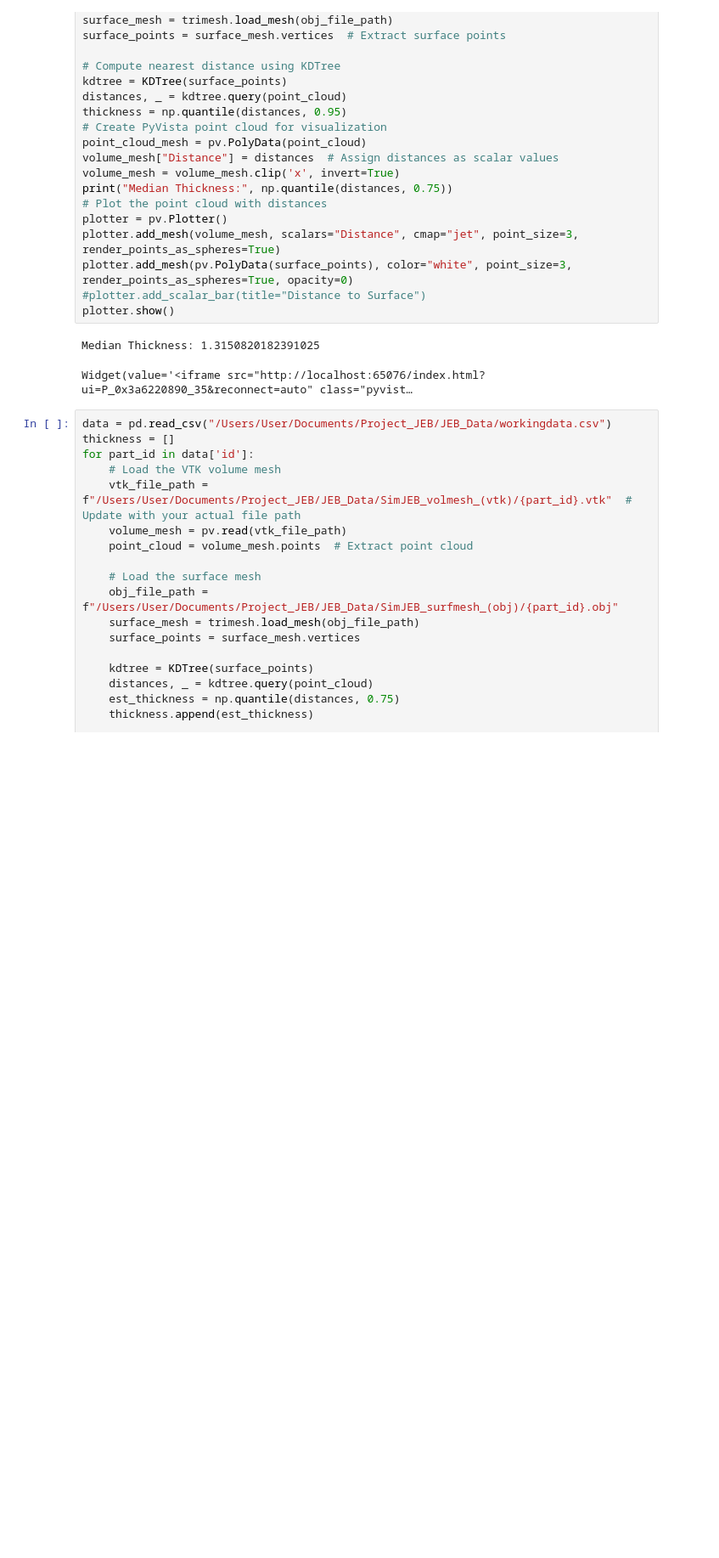
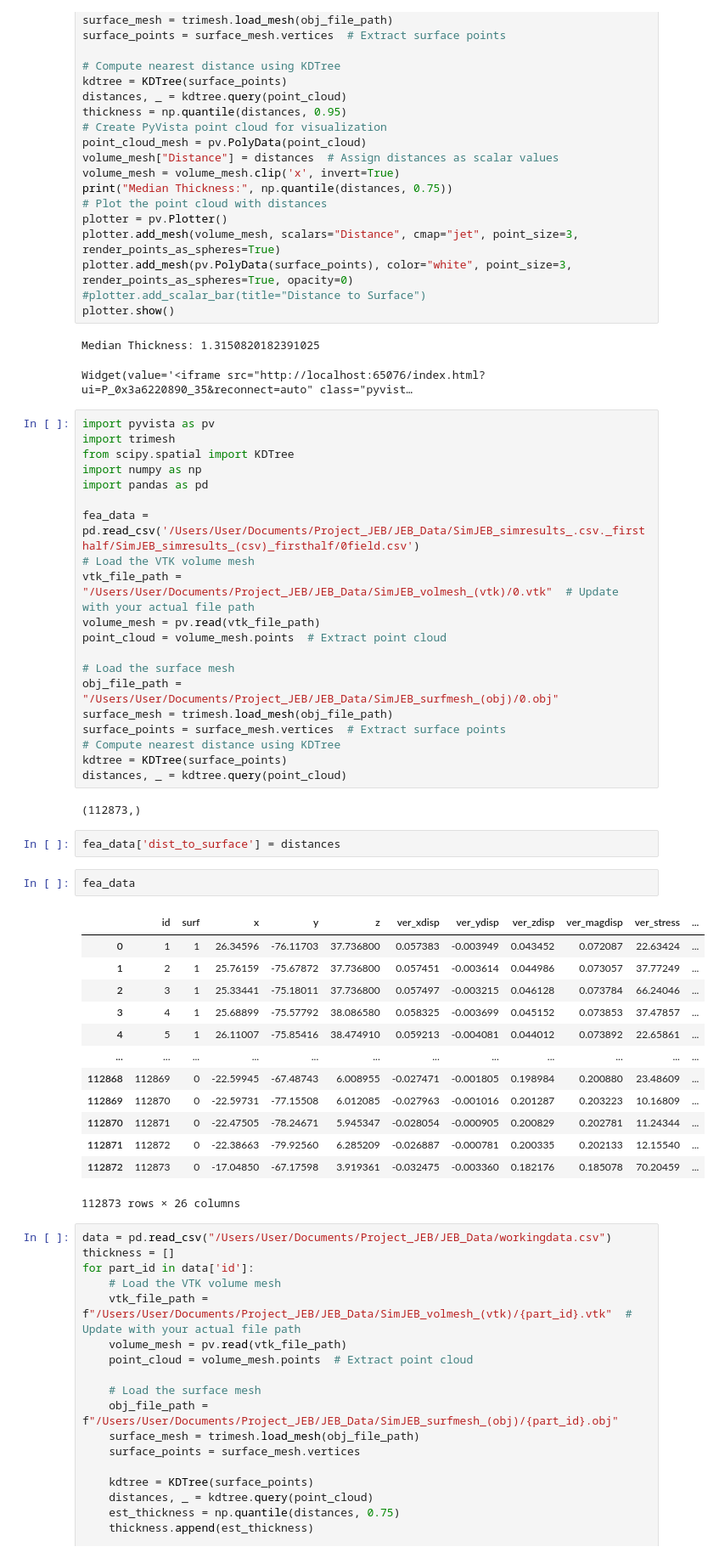
Before and after one commit to mishramlan/JEB-structural-simulation, a Jupyter notebook: Notebooks/Data_Analysis/surface_analysis.ipynb, the cells around one changed output. Shown: that part at 85% size. Drawn from its saved outputs; the diff is of its cells as text; blank space fills up the shorter version.

```diff
--- a/Notebooks/Data_Analysis/surface_analysis.ipynb
+++ b/Notebooks/Data_Analysis/surface_analysis.ipynb
@@ -249,6 +249,46 @@ plotter.show()
 # %% [output]
 Median Thickness: 1.3150820182391025
 Widget(value='<iframe src="http://localhost:65076/index.html?ui=P_0x3a6220890_35&reconnect=auto" class="pyvist…
+# %%
+import pyvista as pv
+import trimesh
+from scipy.spatial import KDTree
+import numpy as np
+import pandas as pd
+
+fea_data = pd.read_csv('/Users/User/Documents/Project_JEB/JEB_Data/SimJEB_simresults_.csv._firsthalf/SimJEB_simresults_(csv)_firsthalf/0field.csv')
+# Load the VTK volume mesh
+vtk_file_path = "/Users/User/Documents/Project_JEB/JEB_Data/SimJEB_volmesh_(vtk)/0.vtk"  # Update with your actual file path
+volume_mesh = pv.read(vtk_file_path)
+point_cloud = volume_mesh.points  # Extract point cloud
+
+# Load the surface mesh
+obj_file_path = "/Users/User/Documents/Project_JEB/JEB_Data/SimJEB_surfmesh_(obj)/0.obj"
+surface_mesh = trimesh.load_mesh(obj_file_path)
+surface_points = surface_mesh.vertices  # Extract surface points
+# Compute nearest distance using KDTree
+kdtree = KDTree(surface_points)
+distances, _ = kdtree.query(point_cloud)
+# %% [output]
+(112873,)
+# %%
+fea_data['dist_to_surface'] = distances
+# %%
+fea_data
+# %% [output]
+|  | id | surf | x | y | z | ver_xdisp | ver_ydisp | ver_zdisp | ver_magdisp | ver_stress | ... |
+| 0 | 1 | 1 | 26.34596 | -76.11703 | 37.736800 | 0.057383 | -0.003949 | 0.043452 | 0.072087 | 22.63424 | ... |
+| 1 | 2 | 1 | 25.76159 | -75.67872 | 37.736800 | 0.057451 | -0.003614 | 0.044986 | 0.073057 | 37.77249 | ... |
+| 2 | 3 | 1 | 25.33441 | -75.18011 | 37.736800 | 0.057497 | -0.003215 | 0.046128 | 0.073784 | 66.24046 | ... |
+| 3 | 4 | 1 | 25.68899 | -75.57792 | 38.086580 | 0.058325 | -0.003699 | 0.045152 | 0.073853 | 37.47857 | ... |
+| 4 | 5 | 1 | 26.11007 | -75.85416 | 38.474910 | 0.059213 | -0.004081 | 0.044012 | 0.073892 | 22.65861 | ... |
+| ... | ... | ... | ... | ... | ... | ... | ... | ... | ... | ... | ... |
+| 112868 | 112869 | 0 | -22.59945 | -67.48743 | 6.008955 | -0.027471 | -0.001805 | 0.198984 | 0.200880 | 23.48609 | ... |
+| 112869 | 112870 | 0 | -22.59731 | -77.15508 | 6.012085 | -0.027963 | -0.001016 | 0.201287 | 0.203223 | 10.16809 | ... |
+| 112870 | 112871 | 0 | -22.47505 | -78.24671 | 5.945347 | -0.028054 | -0.000905 | 0.200829 | 0.202781 | 11.24344 | ... |
+| 112871 | 112872 | 0 | -22.38663 | -79.92560 | 6.285209 | -0.026887 | -0.000781 | 0.200335 | 0.202133 | 12.15540 | ... |
+| 112872 | 112873 | 0 | -17.04850 | -67.17598 | 3.919361 | -0.032475 | -0.003360 | 0.182176 | 0.185078 | 70.20459 | ... |
+112873 rows × 26 columns
 # %%
 data = pd.read_csv("/Users/User/Documents/Project_JEB/JEB_Data/workingdata.csv")
 thickness = []
```
Also changed, not shown: 8 other files.
